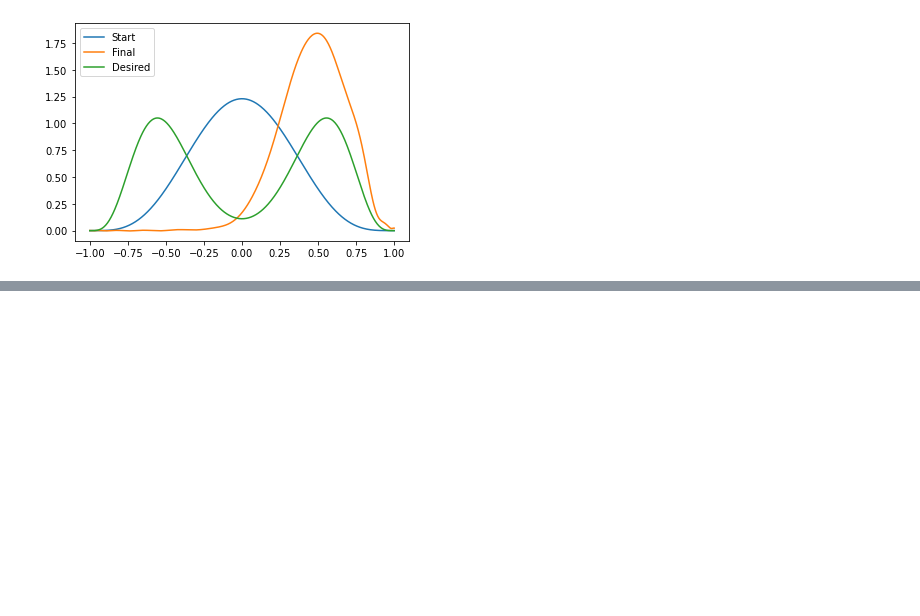
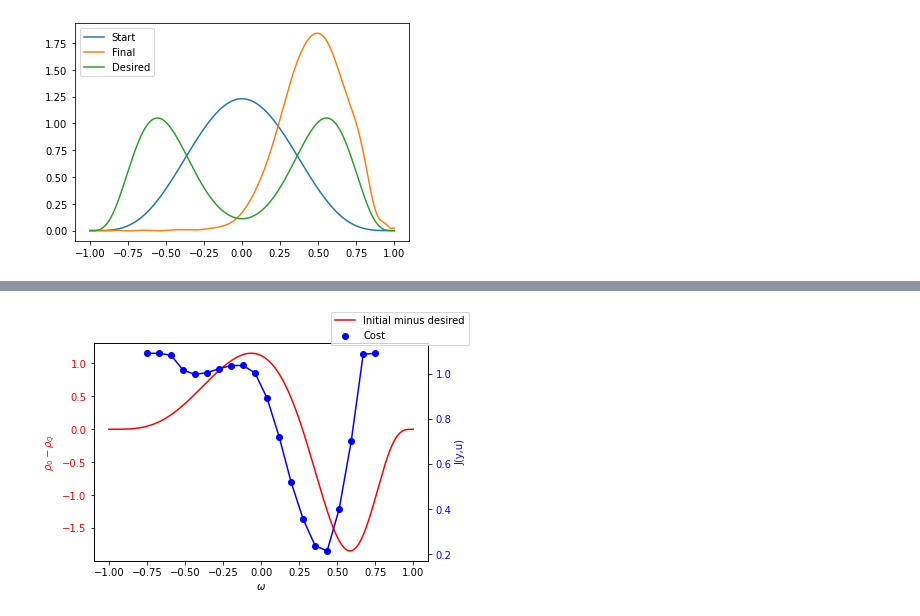
Before and after one commit to lucasmoschen/spectral-fp-opt-control, a Jupyter notebook: notebooks/optimal-control-fp-equation.ipynb, the cells around one changed output, grey strips where cells are left out. Saved outputs shown, nothing was run; the diff lists cells and outputs as text; code cells hidden in the pictures; blank space fills up the shorter version.

```diff
--- a/notebooks/optimal-control-fp-equation.ipynb
+++ b/notebooks/optimal-control-fp-equation.ipynb
@@ -456,0 +535,23 @@ plt.show()
+# %%
+x = np.linspace(-1,1,501)
+
+fig, ax1 = plt.subplots()
+
+color = 'red'
+ax1.set_xlabel(r'$\omega$')
+ax1.set_ylabel(r'$\rho_0 - \rho_Q$', color=color)
+ax1.plot(x, p_0(x)-p_Q(x),
+         label='Initial minus desired', color=color)
+ax1.tick_params(axis='y', labelcolor=color)
+ax2 = ax1.twinx()
+
+color = 'blue'
+ax2.set_ylabel('J(y,u)', color=color)
+ax2.scatter(omega_values, cost_values, label='Cost', color=color)
+ax2.plot(omega_values, cost_values, label='', color=color)
+ax2.tick_params(axis='y', labelcolor=color)
+
+fig.legend()
+plt.show()
+# %% [output]
+[figure, added]
```
Also changed, not shown: parts of 11 cells of this notebook.
